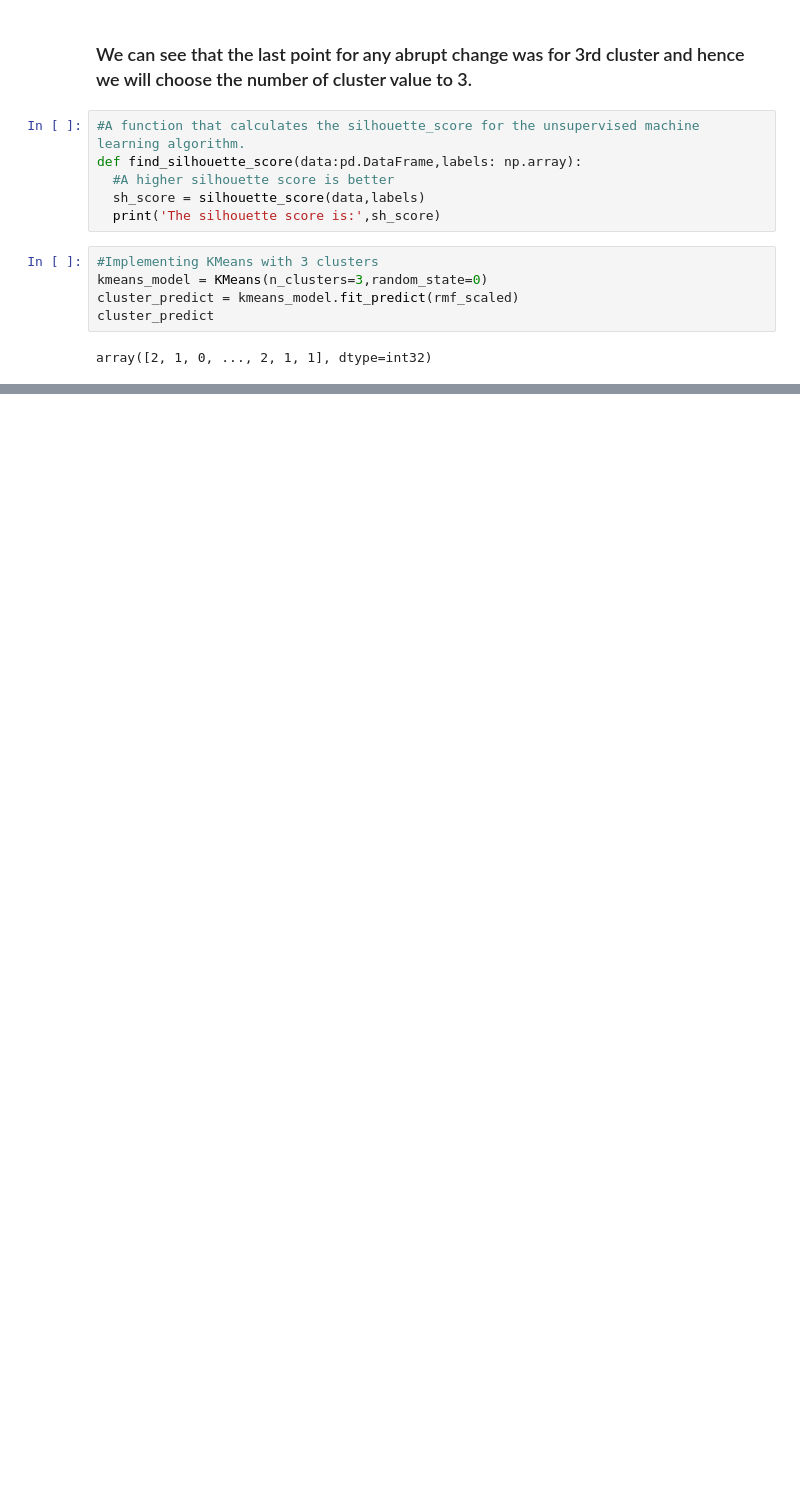
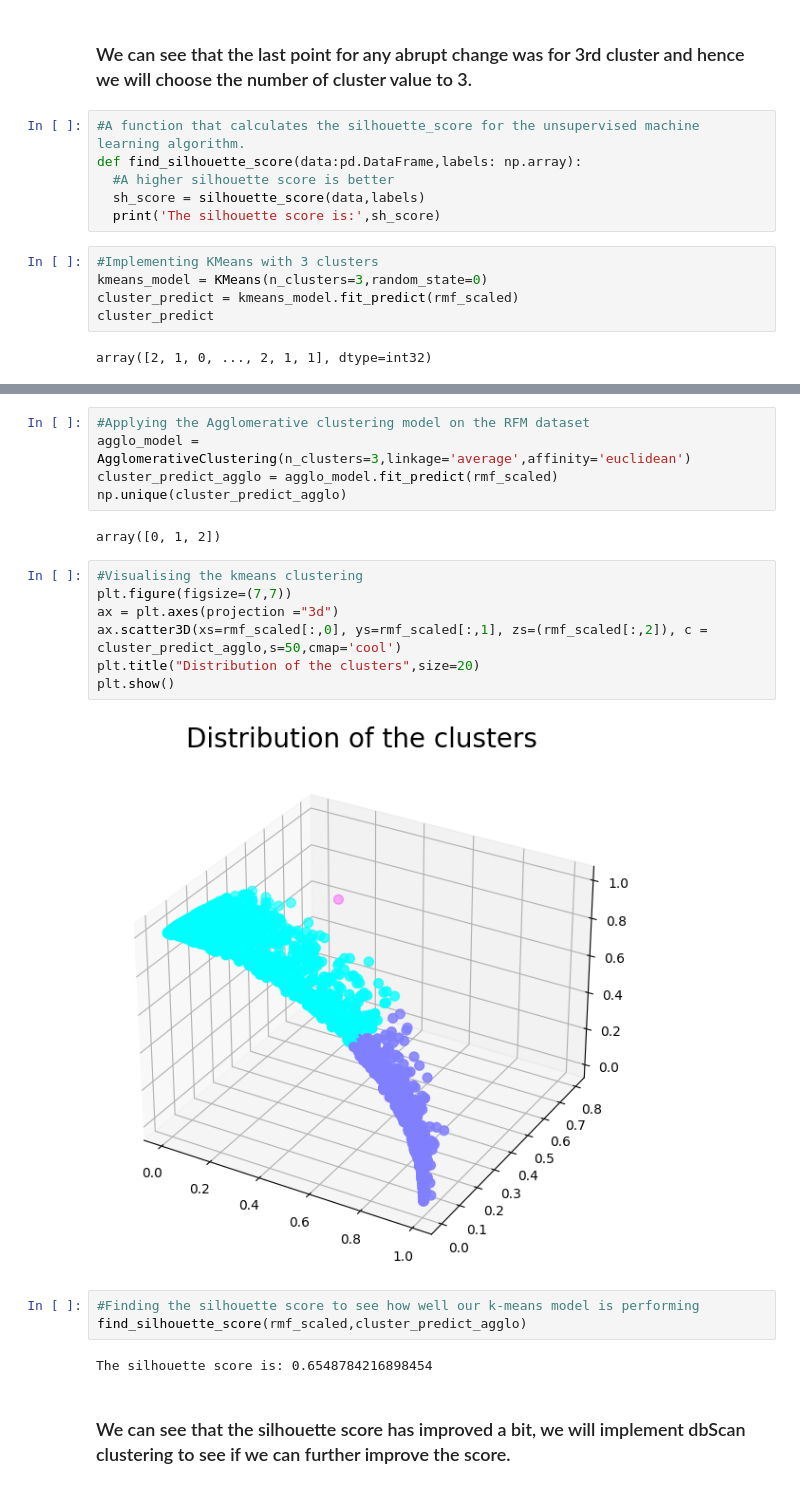
Before and after one commit to vishant750/Online_Retail_Customer_Segmentation, a Jupyter notebook: Online_Retail_Customer_Segmentation.ipynb, the cells around one changed output, grey strips where cells are left out. Cells and saved outputs as stored; diff of their text form; blank space fills up the shorter version.

```diff
--- a/Online_Retail_Customer_Segmentation.ipynb
+++ b/Online_Retail_Customer_Segmentation.ipynb
@@ -702,0 +728,23 @@ The silhouette score is: 0.6483894590482557
+# %%
+#Applying the Agglomerative clustering model on the RFM dataset
+agglo_model = AgglomerativeClustering(n_clusters=3,linkage='average',affinity='euclidean')
+cluster_predict_agglo = agglo_model.fit_predict(rmf_scaled)
+np.unique(cluster_predict_agglo)
+# %% [output]
+array([0, 1, 2])
+# %%
+#Visualising the kmeans clustering
+plt.figure(figsize=(7,7))
+ax = plt.axes(projection ="3d")
+ax.scatter3D(xs=rmf_scaled[:,0], ys=rmf_scaled[:,1], zs=(rmf_scaled[:,2]), c = cluster_predict_agglo,s=50,cmap='cool')
+plt.title("Distribution of the clusters",size=20)
+plt.show()
+# %% [output]
+[figure, added]
+# %%
+#Finding the silhouette score to see how well our k-means model is performing
+find_silhouette_score(rmf_scaled,cluster_predict_agglo)
+# %% [output]
+The silhouette score is: 0.6548784216898454
+# %% [markdown]
+### We can see that the silhouette score has improved a bit, we will implement dbScan clustering to see if we can further improve the score.
```
Also changed, not shown: parts of 8 cells of this notebook.
